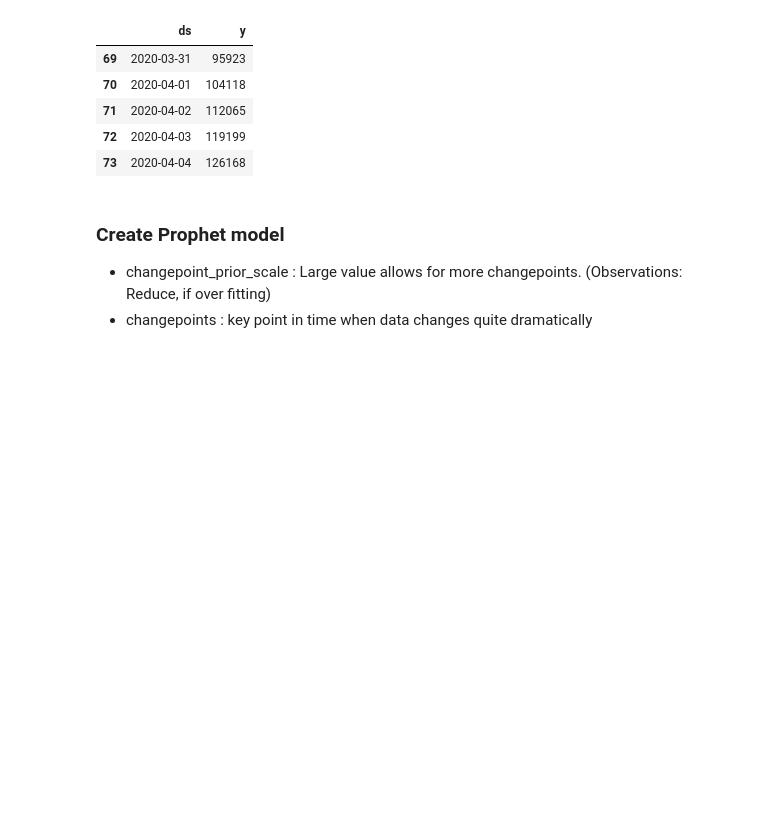
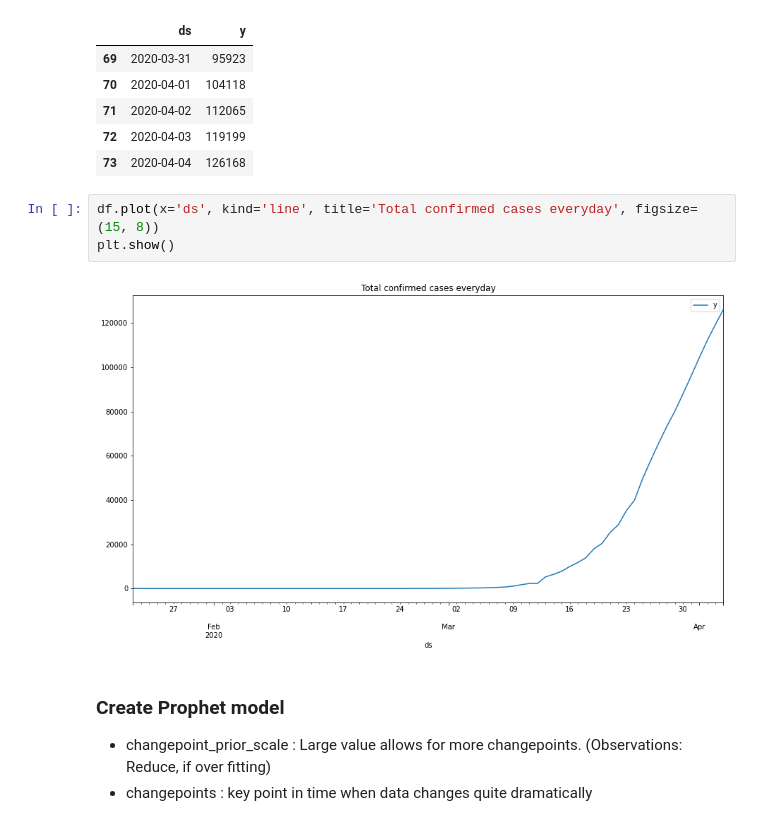
Before and after one commit to synaplasticity/fbprop, a Jupyter notebook: covaid-19-notebook-SP.ipynb, the cells around one changed output. Cells and saved outputs as stored; diff of their text form; blank space fills up the shorter version.

Commit message:
Added plot to study input timeseries

```diff
--- a/covaid-19-notebook-SP.ipynb
+++ b/covaid-19-notebook-SP.ipynb
@@ -46,6 +48,11 @@ df.tail()
 | 71 | 2020-04-02 | 112065 |
 | 72 | 2020-04-03 | 119199 |
 | 73 | 2020-04-04 | 126168 |
+# %%
+df.plot(x='ds', kind='line', title='Total confirmed cases everyday', figsize=(15, 8))
+plt.show()
+# %% [output]
+[figure, added]
 # %% [markdown]
 ### Create Prophet model
 
```
Also changed, not shown: parts of 1 cell of this notebook.
